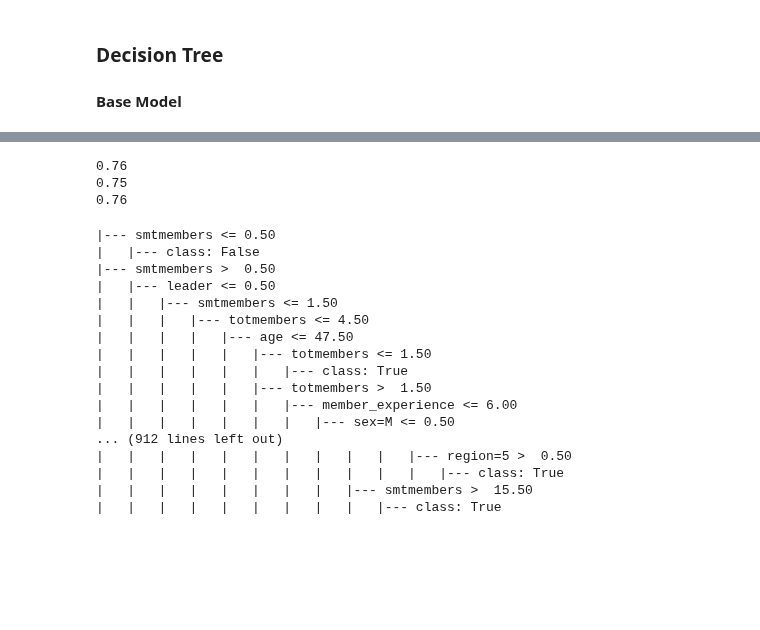
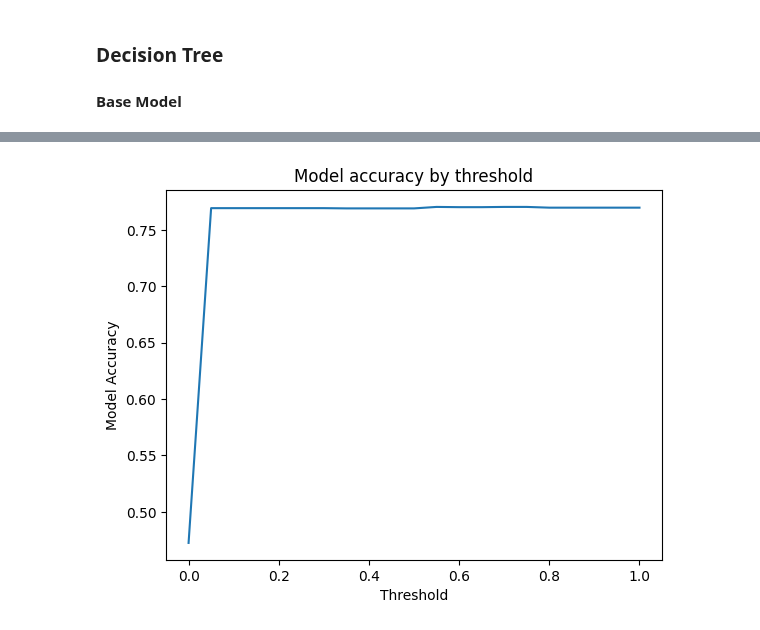
Before and after one commit to ArmandWinant/ml-zoomcamp, a Jupyter notebook: projects/midterm/notebook.ipynb, the cells around one changed output, grey strips where cells are left out. Drawn from its saved outputs; the diff is of its cells as text; code cells hidden in the pictures; blank space fills up the shorter version.

```diff
--- a/projects/midterm/notebook.ipynb
+++ b/projects/midterm/notebook.ipynb
@@ -641,19 +679,30 @@ Dropped feature: region | Accuracy drop: 0.001519756838905817
 # %% [markdown]
 #### Parameter Tuning
 # %%
-C_vals = [0.01, 0.1, 1, 10, 100]
+C_values = [.01, .03, .1, .3,  1, 3, 10, 30, 100]
 
-for C_val in C_vals:
-  (df_train, y_train), (df_val, y_val), (df_test, y_test) = split_dataset(df, 'msuccess')
+best_C = 0
+best_accuracy = 0
 
-  X_train, dv = encode_categorical_vars(df_train)
-  X_val, _ = encode_categorical_vars(df_val, dv)
-  X_test, _ = encode_categorical_vars(df_test, dv)
+# split dataset
+(df_train, y_train), (df_val, y_val), (df_test, y_test) = split_dataset(df[best_feature_set], 'msuccess')
 
-  model = LogisticRegression(solver='liblinear', C=C_val, max_iter=1000, random_state=42)
+# encode data
+X_train, encoder = encode_categorical_vars(df_train)
+X_val, _ = encode_categorical_vars(df_val, encoder)
+X_test, _ = encode_categorical_vars(df_test, encoder)
+
+# train models
+for C_val in C_values:
+  model = LogisticRegression(solver='liblinear', C=C_val, random_state=42)
   model.fit(X_train, y_train)
 
   preds_val = model.predict(X_val)
-  val_accuracy = round((y_val == preds_val).mean(), 3)
-  print(C_val, val_accuracy)
+  val_accuracy = round(accuracy_score(y_val, preds_val), 3)
+
+  if val_accuracy > best_accuracy:
+    best_accuracy = val_accuracy
+    best_C = C_val
+
+  print(f'{C_val}: {val_accuracy}')
 # %% [output]
@@ -680,28 +772,18 @@ array([[0.41, 0.11],
-# %%
-print(round(accuracy_score(y_val, y_pred), 2))
-print(round(precision_score(y_val, y_pred), 2))
-print(round(roc_auc_score(y_val, y_pred), 2))
-# %% [output]
-0.76
-0.75
-0.76
-# %%
-print(export_text(model, feature_names=dv.feature_names_))
-# %% [output]
-|--- smtmembers <= 0.50
-|   |--- class: False
-|--- smtmembers >  0.50
-|   |--- leader <= 0.50
-|   |   |--- smtmembers <= 1.50
-|   |   |   |--- totmembers <= 4.50
-|   |   |   |   |--- age <= 47.50
-|   |   |   |   |   |--- totmembers <= 1.50
-|   |   |   |   |   |   |--- class: True
-|   |   |   |   |   |--- totmembers >  1.50
-|   |   |   |   |   |   |--- member_experience <= 6.00
-|   |   |   |   |   |   |   |--- sex=M <= 0.50
-... (912 lines left out)
-|   |   |   |   |   |   |   |   |   |   |--- region=5 >  0.50
-|   |   |   |   |   |   |   |   |   |   |   |--- class: True
-|   |   |   |   |   |   |   |   |--- smtmembers >  15.50
-|   |   |   |   |   |   |   |   |   |--- class: True
+# %%
+y_pred = model.predict_proba(X_val)[:,1]
+# %%
+thresholds = np.linspace(0, 1, 21)
+
+scores = []
+
+for t in thresholds:
+  score = accuracy_score(y_val, y_pred >= t)
+  scores.append(score)
+# %%
+plt.plot(thresholds, scores)
+plt.title('Model accuracy by threshold')
+plt.xlabel('Threshold')
+plt.ylabel('Model Accuracy')
+plt.show()
+# %% [output]
+[figure, added]
```
Also changed, not shown: parts of 83 cells of this notebook.
